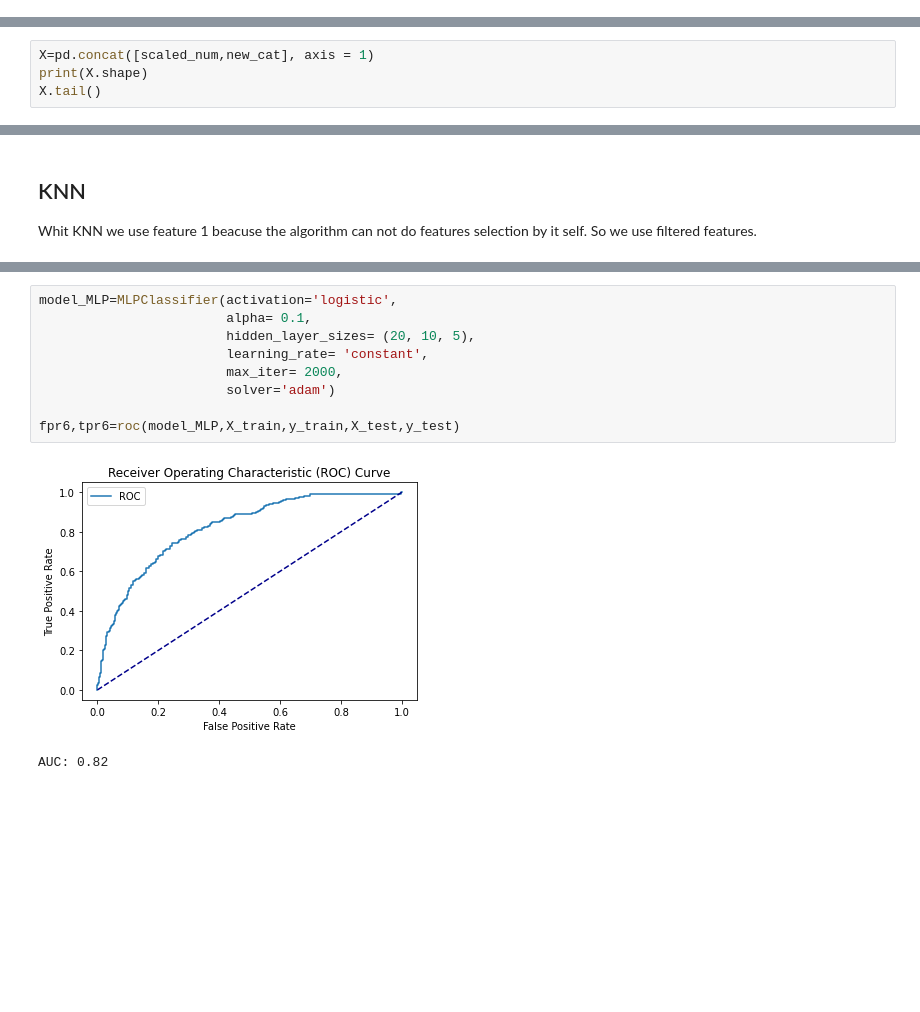
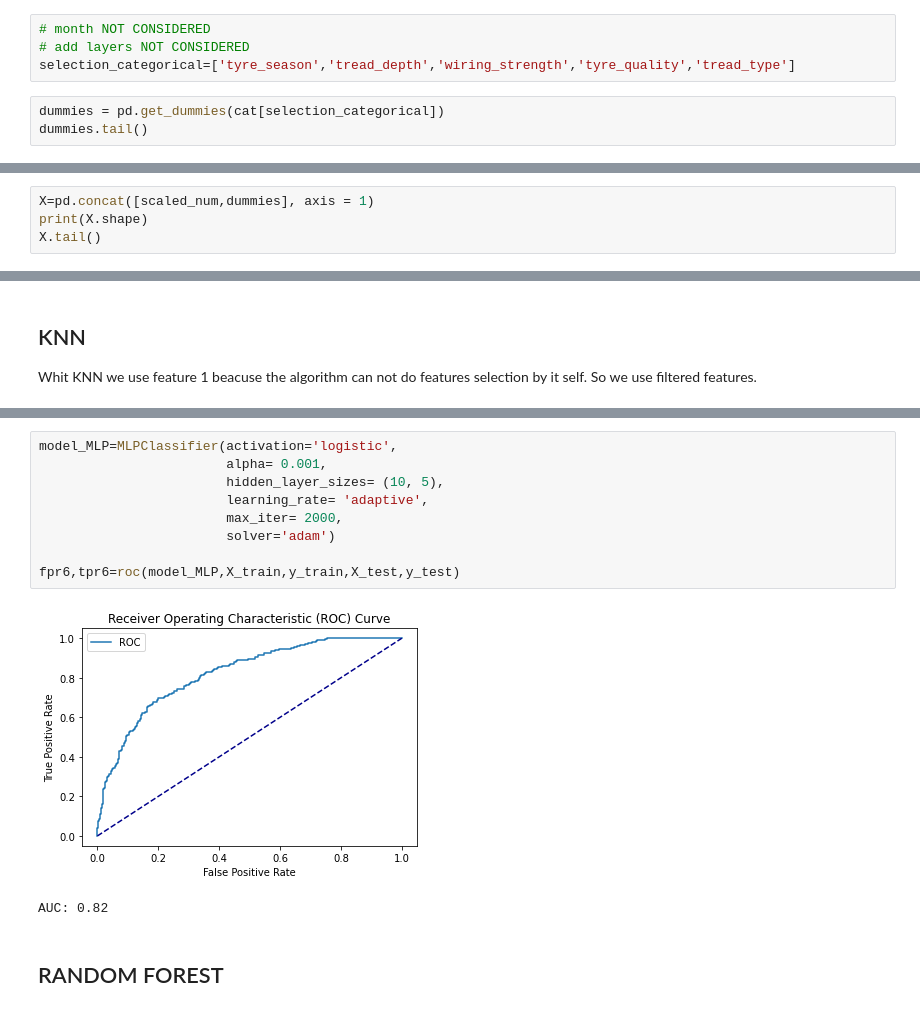
Before and after one commit to AndreaScarpellini1/ML-Project, a Jupyter notebook: Project .ipynb, the cells around one changed output, grey strips where cells are left out. Saved outputs shown, nothing was run; the diff lists cells and outputs as text; blank space fills up the shorter version.

```diff
--- a/Project .ipynb
+++ b/Project .ipynb
@@ -195,0 +223,7 @@ new_cat=df[["tyre_season","tread_depth","wiring_strength","tyre_quality","tread_
+# %%
+# month NOT CONSIDERED
+# add layers NOT CONSIDERED
+selection_categorical=['tyre_season','tread_depth','wiring_strength','tyre_quality','tread_type']
+# %%
+dummies = pd.get_dummies(cat[selection_categorical])
+dummies.tail()
@@ -367,5 +408,5 @@ plt.show()
 # %%
-X=pd.concat([scaled_num,new_cat], axis = 1)
+X=pd.concat([scaled_num,dummies], axis = 1)
 print(X.shape)
 X.tail()
 # %% [output]
@@ -586,15 +643,17 @@ precision  train 0.646   test 0.659
 # %%
 model_MLP=MLPClassifier(activation='logistic',
-                        alpha= 0.1,
-                        hidden_layer_sizes= (20, 10, 5),
-                        learning_rate= 'constant',
+                        alpha= 0.001,
+                        hidden_layer_sizes= (10, 5),
+                        learning_rate= 'adaptive',
                         max_iter= 2000,
                         solver='adam')
 
 fpr6,tpr6=roc(model_MLP,X_train,y_train,X_test,y_test)
 # %% [output]
-[figure, old version]
+[figure, new version]
 AUC: 0.82
+# %% [markdown]
+## RANDOM FOREST
 # %%
 from sklearn.ensemble import RandomForestClassifier
 
```
Also changed, not shown: parts of 43 cells of this notebook.
